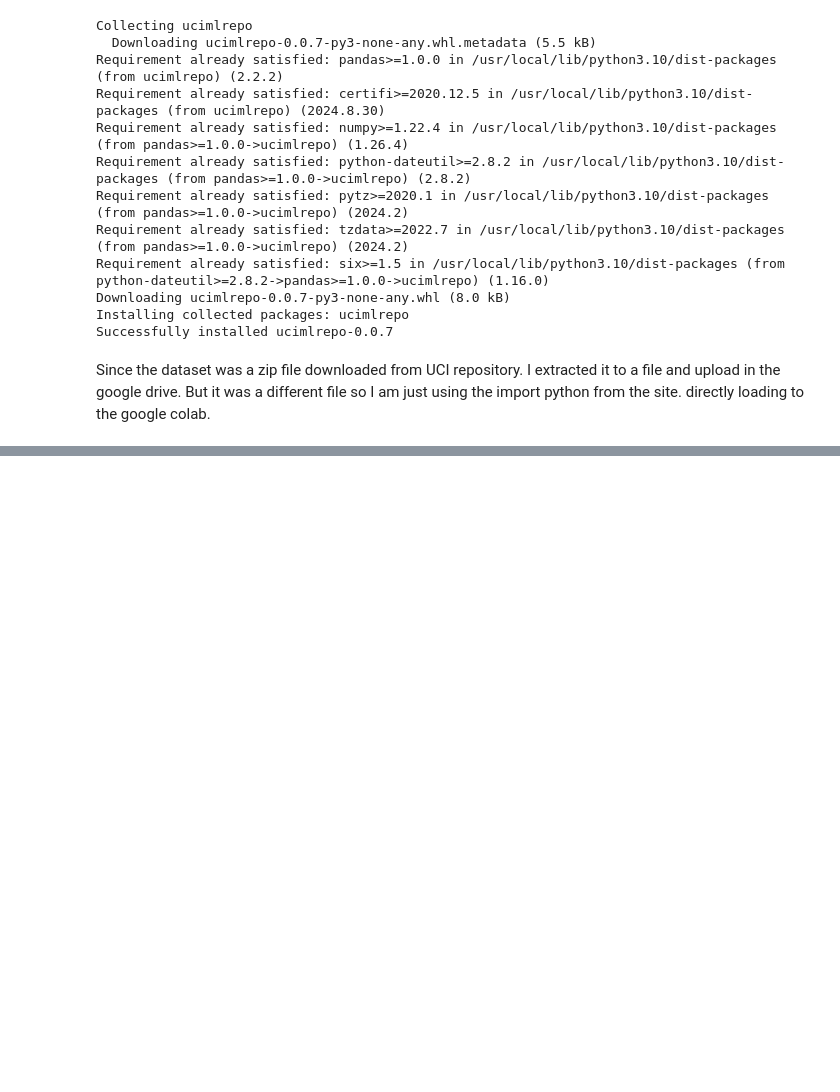
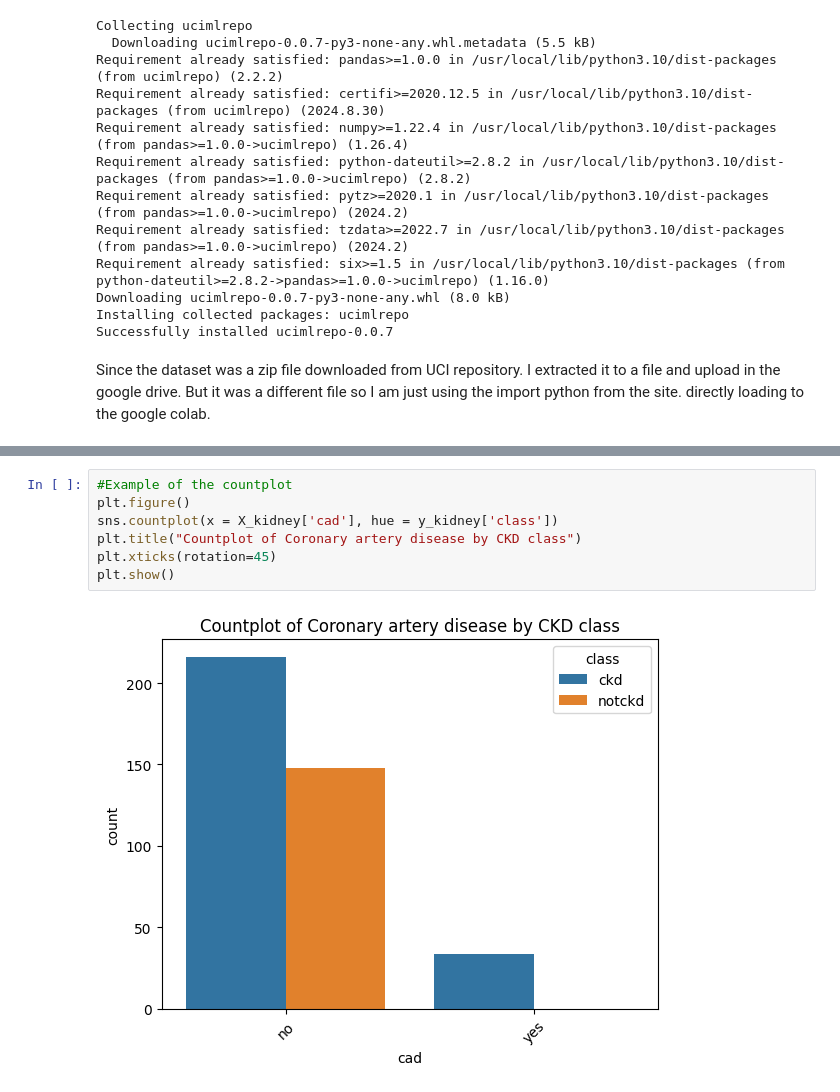
Before and after one commit to AnnsTomy/Chronic_kidney_disease_ML, a Jupyter notebook: 22033815_KIDNEY_DISEASE.ipynb, the cells around one changed output, grey strips where cells are left out. Cells and saved outputs as stored; diff of their text form; blank space fills up the shorter version.

```diff
--- a/22033815_KIDNEY_DISEASE.ipynb
+++ b/22033815_KIDNEY_DISEASE.ipynb
@@ -58,0 +278,9 @@ print(chronic_kidney_disease.variables)
+# %%
+#Example of the countplot
+plt.figure()
+sns.countplot(x = X_kidney['cad'], hue = y_kidney['class'])
+plt.title("Countplot of Coronary artery disease by CKD class")
+plt.xticks(rotation=45)
+plt.show()
+# %% [output]
+[figure, added]
```
Also changed, not shown: parts of 81 cells of this notebook.
